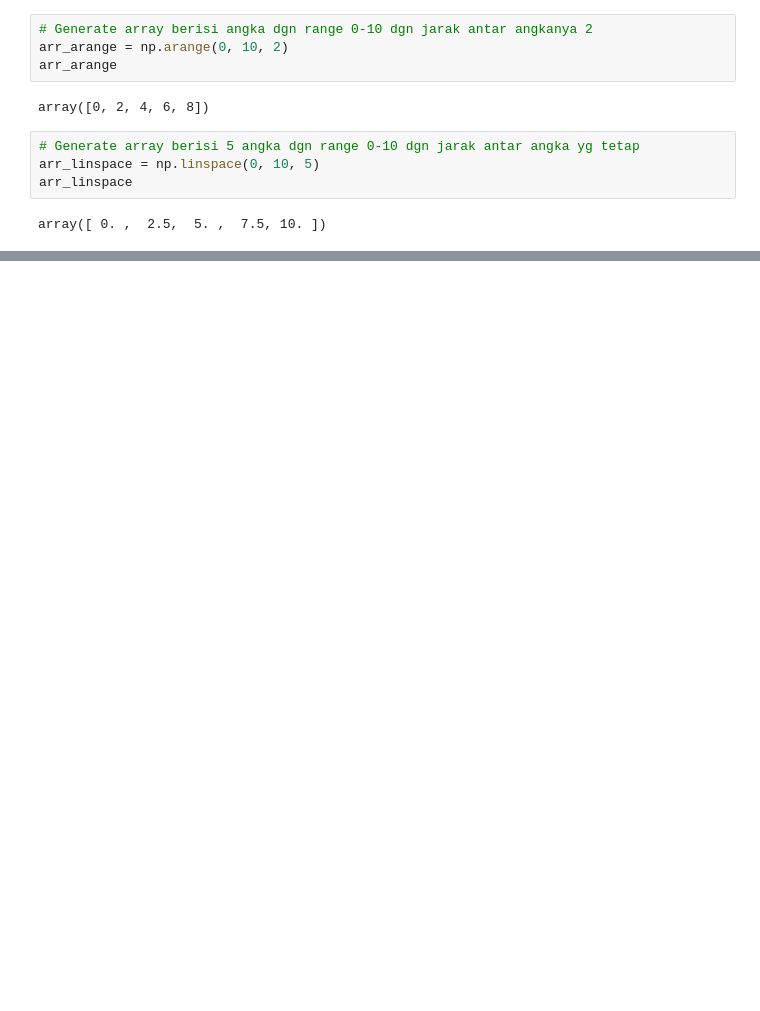
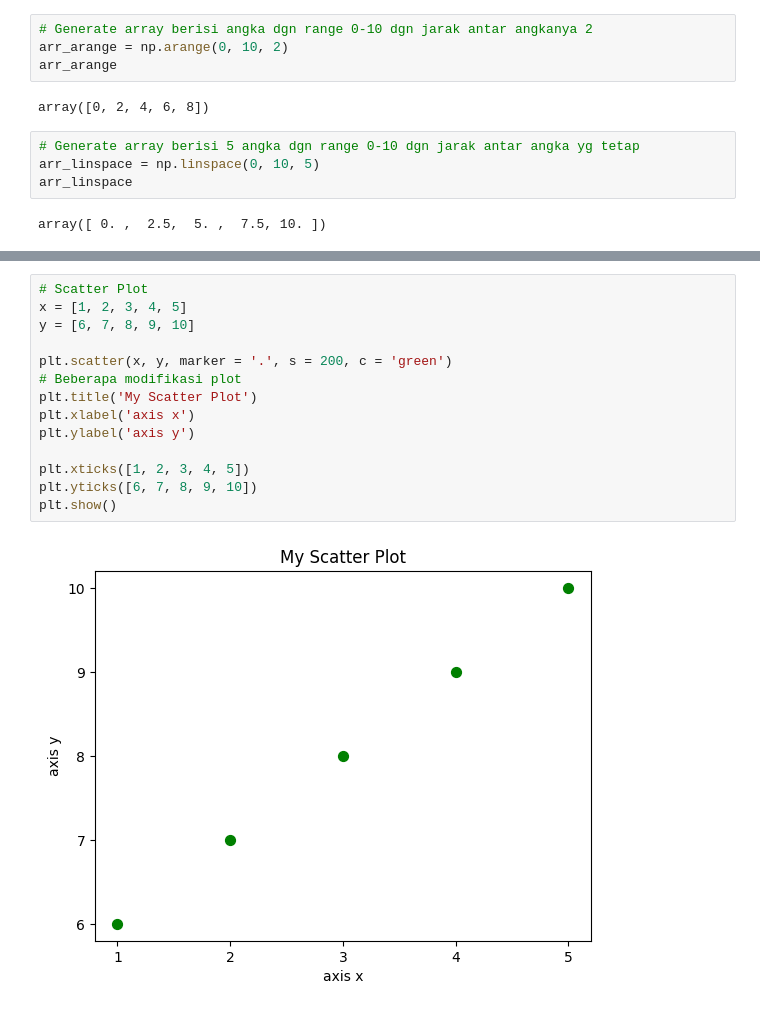
Before and after one commit to ergonrizky26/learning-data-science, a Jupyter notebook: python_basics.ipynb, the cells around one changed output, grey strips where cells are left out. Cells and saved outputs as stored; diff of their text form; blank space fills up the shorter version.

```diff
--- a/python_basics.ipynb
+++ b/python_basics.ipynb
@@ -459,0 +482,16 @@ array([ 0. ,  2.5,  5. ,  7.5, 10. ])
+# %%
+# Scatter Plot
+x = [1, 2, 3, 4, 5]
+y = [6, 7, 8, 9, 10]
+
+plt.scatter(x, y, marker = '.', s = 200, c = 'green')
+# Beberapa modifikasi plot
+plt.title('My Scatter Plot')
+plt.xlabel('axis x')
+plt.ylabel('axis y')
+
+plt.xticks([1, 2, 3, 4, 5])
+plt.yticks([6, 7, 8, 9, 10])
+plt.show()
+# %% [output]
+[figure, added]
```
Also changed, not shown: parts of 14 cells of this notebook.
